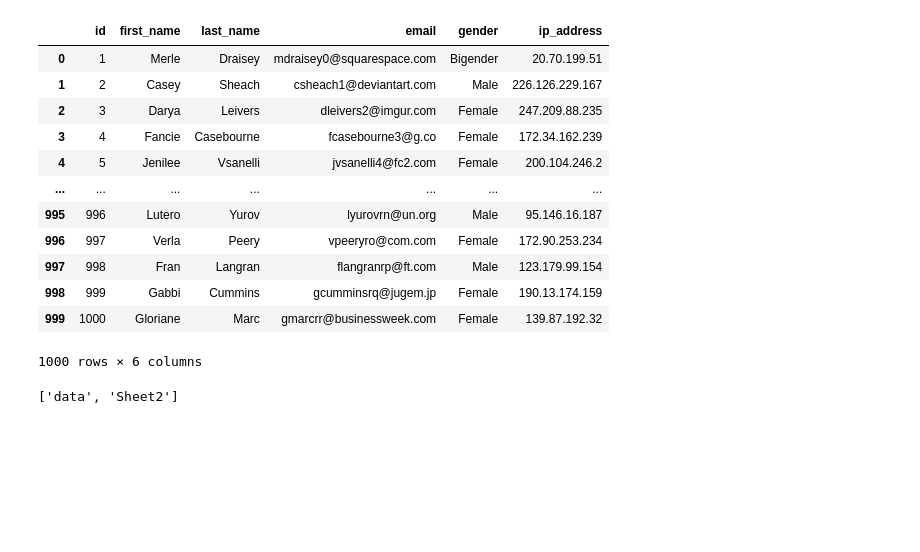
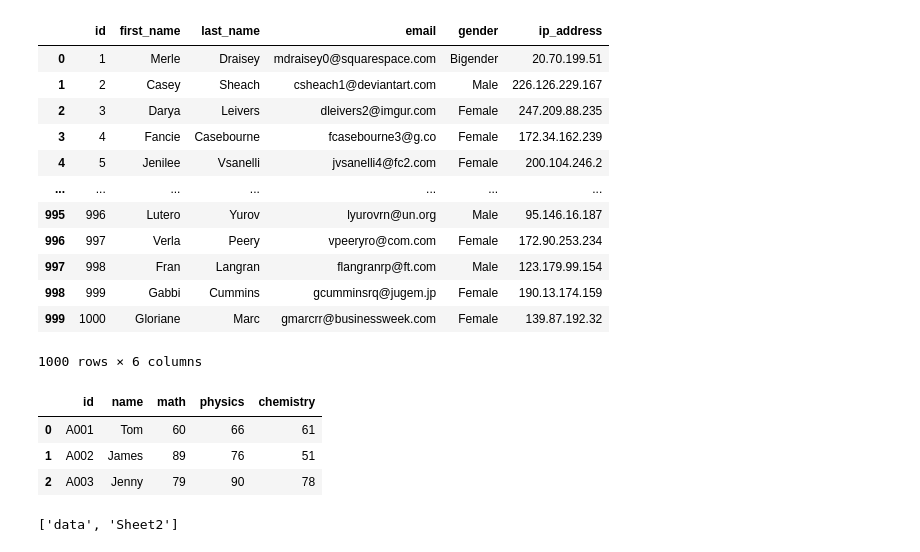
Before and after one commit to kasimlohar/Advance_Python, a Jupyter notebook: pandas.ipynb, the cells around one changed output. Cells and saved outputs as stored; diff of their text form; code cells hidden in the pictures; blank space fills up the shorter version.

```diff
--- a/pandas.ipynb
+++ b/pandas.ipynb
@@ -245,4 +245,13 @@ data
 | 998 | 999 | Gabbi | Cummins | gcumminsrq@jugem.jp | Female | 190.13.174.159 |
 | 999 | 1000 | Gloriane | Marc | gmarcrr@businessweek.com | Female | 139.87.192.32 |
 1000 rows × 6 columns
+# %%
+# read json file
+data = pd.read_json("https://raw.githubusercontent.com/yash240990/Python/master/simple.json")
+data
+# %% [output]
+|  | id | name | math | physics | chemistry |
+| 0 | A001 | Tom | 60 | 66 | 61 |
+| 1 | A002 | James | 89 | 76 | 51 |
+| 2 | A003 | Jenny | 79 | 90 | 78 |
 # %%
```
Also changed, not shown: parts of 4 cells of this notebook, 1 other file.
